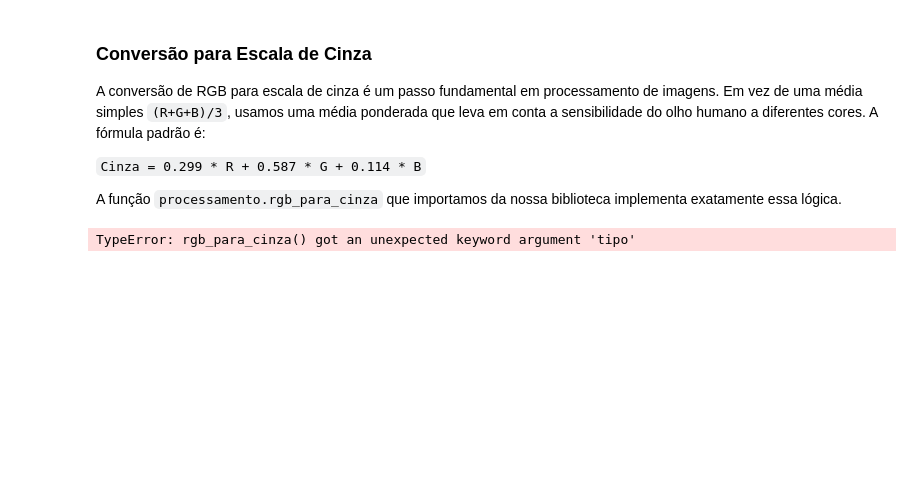
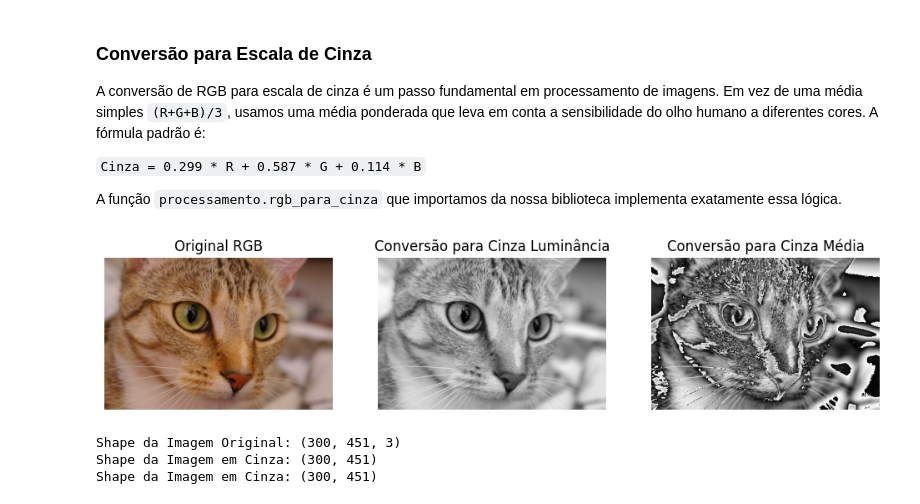
Before and after one commit to droncaglio/estudos_cv, a Jupyter notebook: notebooks/01-Fundamentos_Processamento_Imagens.ipynb, the cells around one changed output. Drawn from its saved outputs; the diff is of its cells as text; code cells hidden in the pictures; blank space fills up the shorter version.

```diff
--- a/notebooks/01-Fundamentos_Processamento_Imagens.ipynb
+++ b/notebooks/01-Fundamentos_Processamento_Imagens.ipynb
@@ -156,32 +156,35 @@ import matplotlib.pyplot as plt
 from cv_lib import processamento
 
 # --- Carregando a imagem ---
 imagem_colorida = data.chelsea()
 
 # --- Testando nossa função importada ---
 imagem_cinza_luminancia = processamento.rgb_para_cinza(imagem_colorida, tipo='luminancia')
 imagem_cinza_media = processamento.rgb_para_cinza(imagem_colorida, tipo='media')
 
 # --- Visualizando os resultados ---
-fig, axes = plt.subplots(1, 2, figsize=(12, 6))
+fig, axes = plt.subplots(1, 3, figsize=(12, 6))
 
 axes[0].imshow(imagem_colorida)
 axes[0].set_title("Original RGB")
 axes[0].axis('off') # Desliga os eixos x e y
 
 axes[1].imshow(imagem_cinza_luminancia, cmap='gray')
 axes[1].set_title("Conversão para Cinza Luminância")
 axes[1].axis('off')
 
 axes[2].imshow(imagem_cinza_media, cmap='gray')
 axes[2].set_title("Conversão para Cinza Média")
 axes[2].axis('off')
 
 plt.show()
 
 # Verificando os shapes para confirmar
 print(f"Shape da Imagem Original: {imagem_colorida.shape}")
 print(f"Shape da Imagem em Cinza: {imagem_cinza_luminancia.shape}")
 print(f"Shape da Imagem em Cinza: {imagem_cinza_media.shape}")
 # %% [output]
+[figure, added]
-TypeError: rgb_para_cinza() got an unexpected keyword argument 'tipo'
+Shape da Imagem Original: (300, 451, 3)
+Shape da Imagem em Cinza: (300, 451)
+Shape da Imagem em Cinza: (300, 451)
```
Also changed, not shown: parts of 1 cell of this notebook, 10 other files.
